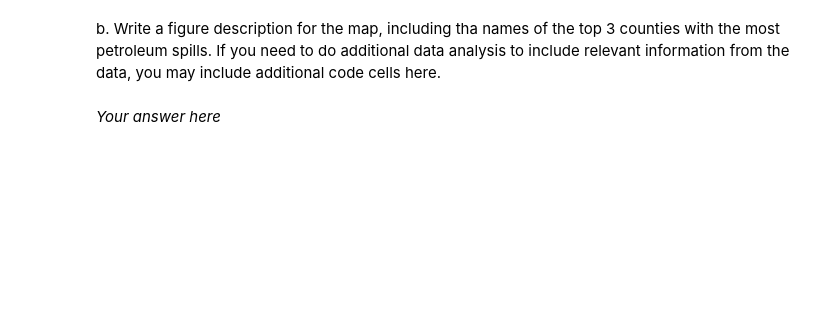
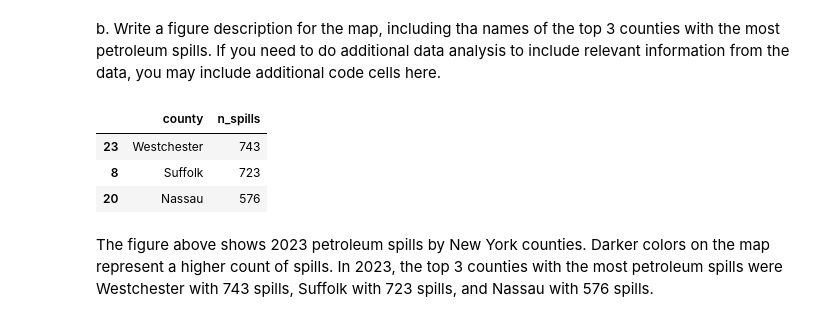
Before and after one commit to marinakochuten/eds220-hwk3, a Jupyter notebook: hwk3-task2-oil-spills.ipynb, the cells around one changed output. Cells and saved outputs as stored; diff of their text form; code cells hidden in the pictures; blank space fills up the shorter version.

```diff
--- a/hwk3-task2-oil-spills.ipynb
+++ b/hwk3-task2-oil-spills.ipynb
@@ -530,5 +555,14 @@ Your map should be polished and have (at least) the following updates:
 <!-- BEGIN QUESTION -->
 
 b. Write a figure description for the map, including tha names of the top 3 counties with the most petroleum spills. If you need to do additional data analysis to include relevant information from the data, you may include additional code cells here.
-# %% [markdown]
-*Your answer here*
+# %%
+# Find top 3 NY counties with the most petroleum spills
+top_3 = ny_counties[['county', 'n_spills']].sort_values(by='n_spills', ascending=False).head(3)
+top_3
+# %% [output]
+|  | county | n_spills |
+| 23 | Westchester | 743 |
+| 8 | Suffolk | 723 |
+| 20 | Nassau | 576 |
+# %% [markdown]
+The figure above shows 2023 petroleum spills by New York counties. Darker colors on the map represent a higher count of spills. In 2023, the top 3 counties with the most petroleum spills were Westchester with 743 spills, Suffolk with 723 spills, and Nassau with 576 spills.
```
Also changed, not shown: parts of 7 cells of this notebook.
